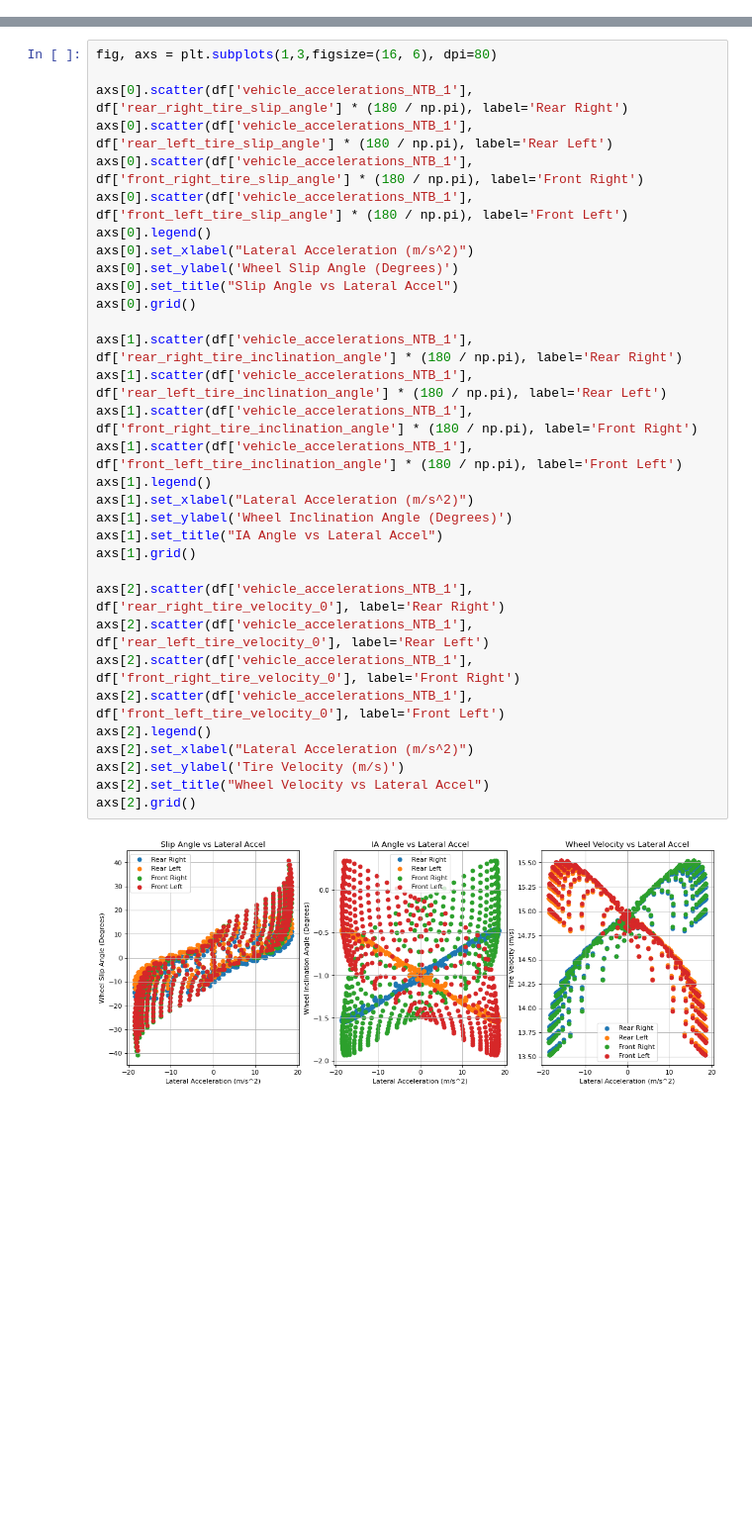
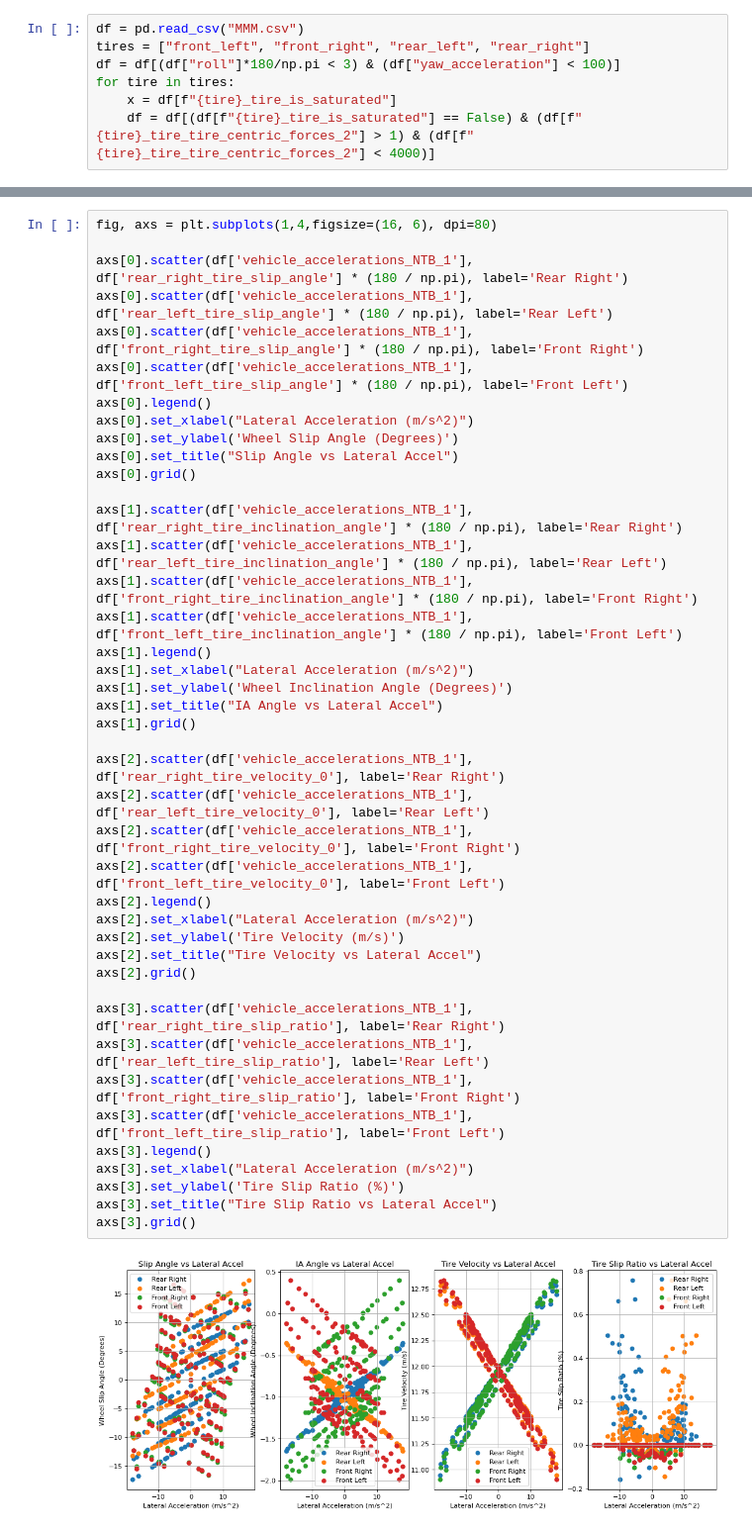
Before and after one commit to LonghornRacingElectric/magic_moment_method, a Jupyter notebook: analysis/MMM_plotter.ipynb, the cells around one changed output, grey strips where cells are left out. Shown at 99% size. Drawn from its saved outputs; the diff is of its cells as text; blank space fills up the shorter version.

```diff
--- a/analysis/MMM_plotter.ipynb
+++ b/analysis/MMM_plotter.ipynb
@@ -30,0 +18,7 @@ for index, row in df.iterrows():
+# %%
+df = pd.read_csv("MMM.csv")
+tires = ["front_left", "front_right", "rear_left", "rear_right"]
+df = df[(df["roll"]*180/np.pi < 3) & (df["yaw_acceleration"] < 100)]
+for tire in tires:
+    x = df[f"{tire}_tire_is_saturated"]
+    df = df[(df[f"{tire}_tire_is_saturated"] == False) & (df[f"{tire}_tire_tire_centric_forces_2"] > 1) & (df[f"{tire}_tire_tire_centric_forces_2"] < 4000)]
@@ -142,34 +158,44 @@ Text(0.5, 0, 'Lateral Acceleration (m/s^2)')
 # %%
-fig, axs = plt.subplots(1,3,figsize=(16, 6), dpi=80)
+fig, axs = plt.subplots(1,4,figsize=(16, 6), dpi=80)
 
 axs[0].scatter(df['vehicle_accelerations_NTB_1'], df['rear_right_tire_slip_angle'] * (180 / np.pi), label='Rear Right')
 axs[0].scatter(df['vehicle_accelerations_NTB_1'], df['rear_left_tire_slip_angle'] * (180 / np.pi), label='Rear Left')
 axs[0].scatter(df['vehicle_accelerations_NTB_1'], df['front_right_tire_slip_angle'] * (180 / np.pi), label='Front Right')
 axs[0].scatter(df['vehicle_accelerations_NTB_1'], df['front_left_tire_slip_angle'] * (180 / np.pi), label='Front Left')
 axs[0].legend()
 axs[0].set_xlabel("Lateral Acceleration (m/s^2)")
 axs[0].set_ylabel('Wheel Slip Angle (Degrees)')
 axs[0].set_title("Slip Angle vs Lateral Accel")
 axs[0].grid()
 
 axs[1].scatter(df['vehicle_accelerations_NTB_1'], df['rear_right_tire_inclination_angle'] * (180 / np.pi), label='Rear Right')
 axs[1].scatter(df['vehicle_accelerations_NTB_1'], df['rear_left_tire_inclination_angle'] * (180 / np.pi), label='Rear Left')
 axs[1].scatter(df['vehicle_accelerations_NTB_1'], df['front_right_tire_inclination_angle'] * (180 / np.pi), label='Front Right')
 axs[1].scatter(df['vehicle_accelerations_NTB_1'], df['front_left_tire_inclination_angle'] * (180 / np.pi), label='Front Left')
 axs[1].legend()
 axs[1].set_xlabel("Lateral Acceleration (m/s^2)")
 axs[1].set_ylabel('Wheel Inclination Angle (Degrees)')
 axs[1].set_title("IA Angle vs Lateral Accel")
 axs[1].grid()
 
 axs[2].scatter(df['vehicle_accelerations_NTB_1'], df['rear_right_tire_velocity_0'], label='Rear Right')
 axs[2].scatter(df['vehicle_accelerations_NTB_1'], df['rear_left_tire_velocity_0'], label='Rear Left')
 axs[2].scatter(df['vehicle_accelerations_NTB_1'], df['front_right_tire_velocity_0'], label='Front Right')
 axs[2].scatter(df['vehicle_accelerations_NTB_1'], df['front_left_tire_velocity_0'], label='Front Left')
 axs[2].legend()
 axs[2].set_xlabel("Lateral Acceleration (m/s^2)")
 axs[2].set_ylabel('Tire Velocity (m/s)')
-axs[2].set_title("Wheel Velocity vs Lateral Accel")
+axs[2].set_title("Tire Velocity vs Lateral Accel")
 axs[2].grid()
+
+axs[3].scatter(df['vehicle_accelerations_NTB_1'], df['rear_right_tire_slip_ratio'], label='Rear Right')
+axs[3].scatter(df['vehicle_accelerations_NTB_1'], df['rear_left_tire_slip_ratio'], label='Rear Left')
+axs[3].scatter(df['vehicle_accelerations_NTB_1'], df['front_right_tire_slip_ratio'], label='Front Right')
+axs[3].scatter(df['vehicle_accelerations_NTB_1'], df['front_left_tire_slip_ratio'], label='Front Left')
+axs[3].legend()
+axs[3].set_xlabel("Lateral Acceleration (m/s^2)")
+axs[3].set_ylabel('Tire Slip Ratio (%)')
+axs[3].set_title("Tire Slip Ratio vs Lateral Accel")
+axs[3].grid()
 # %% [output]
-[figure, old version]
+[figure, new version]
```
Also changed, not shown: parts of 23 cells of this notebook, 32 other files.
